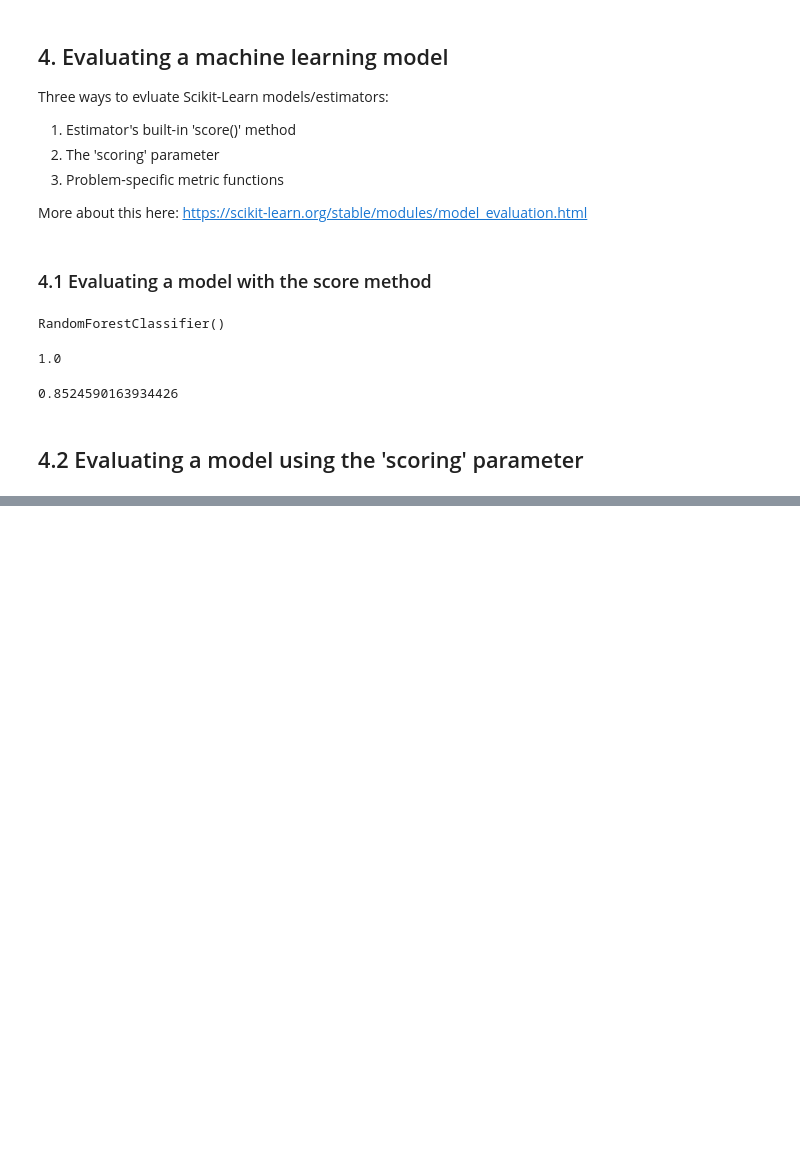
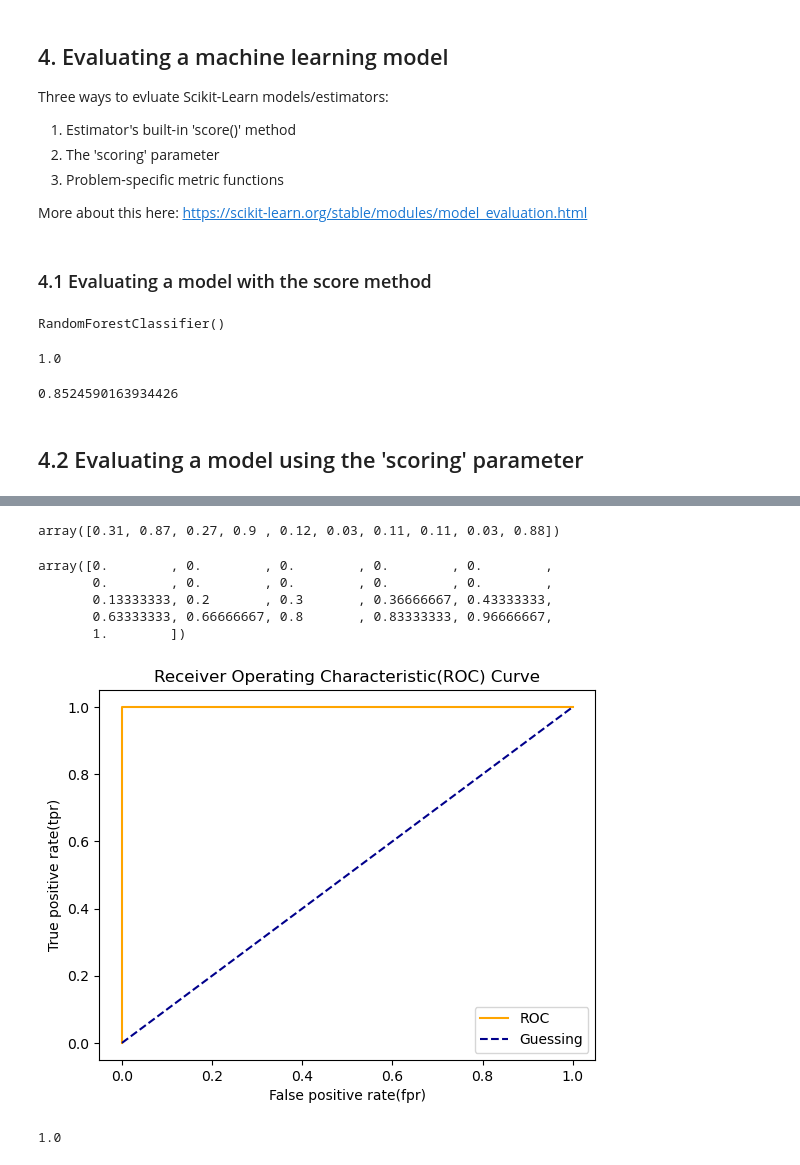
Before and after one commit to soumya0424/AI-ML, a Jupyter notebook: Scikit-Learn.ipynb, the cells around one changed output, grey strips where cells are left out. Saved outputs shown, nothing was run; the diff lists cells and outputs as text; code cells hidden in the pictures; blank space fills up the shorter version.

Commit message:
ROC curve

```diff
--- a/Scikit-Learn.ipynb
+++ b/Scikit-Learn.ipynb
@@ -1042,0 +1055,13 @@ Heart Disease Classifier Cross-Validated Accuracy: 83.82%
+# %%
+# Create x_test....etc
+x_train, x_test, y_train, y_test = train_test_split(x, y, test_size=0.2)
+
+from sklearn.metrics import roc_curve
+
+#fit the classifier
+clf.fit(x_test, y_test)
+
+# Make predictions with probabilities
+y_probs = clf.predict_proba(x_test)
+
+y_probs[:10], len(y_probs)
@@ -1042,0 +1080,47 @@ Heart Disease Classifier Cross-Validated Accuracy: 83.82%
+# %%
+y_probs_positive = y_probs[:, 1]
+y_probs_positive[:10]
+# %% [output]
+array([0.31, 0.87, 0.27, 0.9 , 0.12, 0.03, 0.11, 0.11, 0.03, 0.88])
+# %%
+# Calculate fpr,tpr, and thresholds
+fpr, tpr, threshold = roc_curve(y_test, y_probs_positive)
+
+# Check the false positive rates
+fpr
+# %% [output]
+array([0.        , 0.        , 0.        , 0.        , 0.        ,
+       0.        , 0.        , 0.        , 0.        , 0.        ,
+       0.13333333, 0.2       , 0.3       , 0.36666667, 0.43333333,
+       0.63333333, 0.66666667, 0.8       , 0.83333333, 0.96666667,
+       1.        ])
+# %%
+# Create a function for plotting ROC curves
+import matplotlib.pyplot as plt
+
+def plot_roc_curve(fpr, tpr):
+    """
+    Plots a ROC curve given the false positive rate(fpr)
+    and true positive rate(tpr of a model)
+    """
+# Plot roc curve
+plt.plot(fpr, tpr, color="orange", label="ROC")
+
+# Plot line with no predictive power(baseline)
+plt.plot([0,1],[0,1], color="darkblue", linestyle="--", label="Guessing")
+
+# Customize the plot
+plt.xlabel("False positive rate(fpr)")
+plt.ylabel("True positive rate(tpr)")
+plt.title("Receiver Operating Characteristic(ROC) Curve")
+plt.legend()
+plt.show()
+
+plot_roc_curve(fpr, tpr)
+# %% [output]
+[figure, added]
+# %%
+from sklearn.metrics import roc_auc_score
+roc_auc_score(y_test, y_probs_positive)
+# %% [output]
+1.0
```
Also changed, not shown: parts of 27 cells of this notebook, 1 other file.
